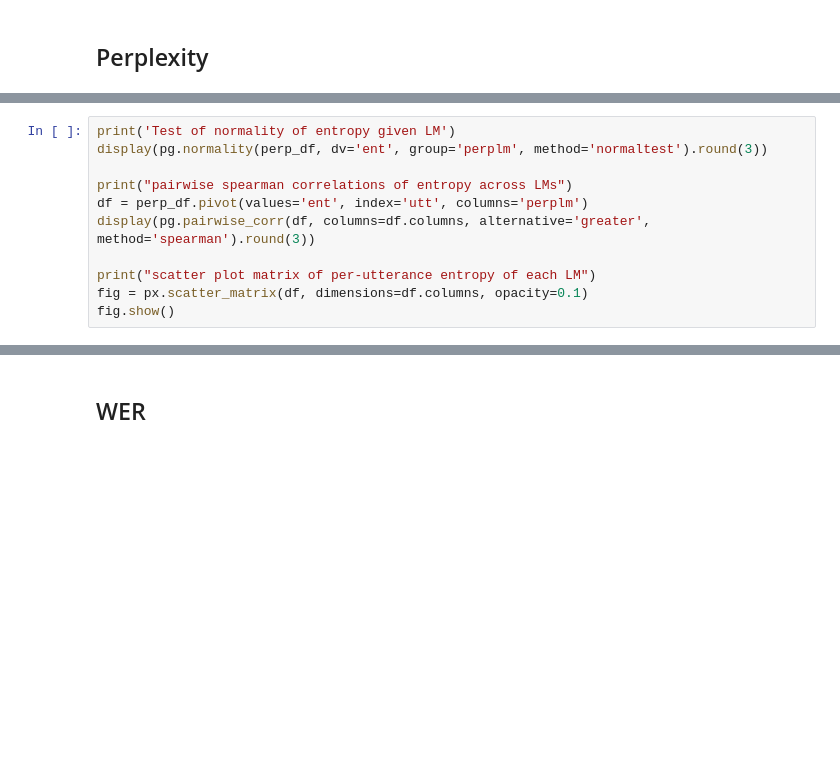
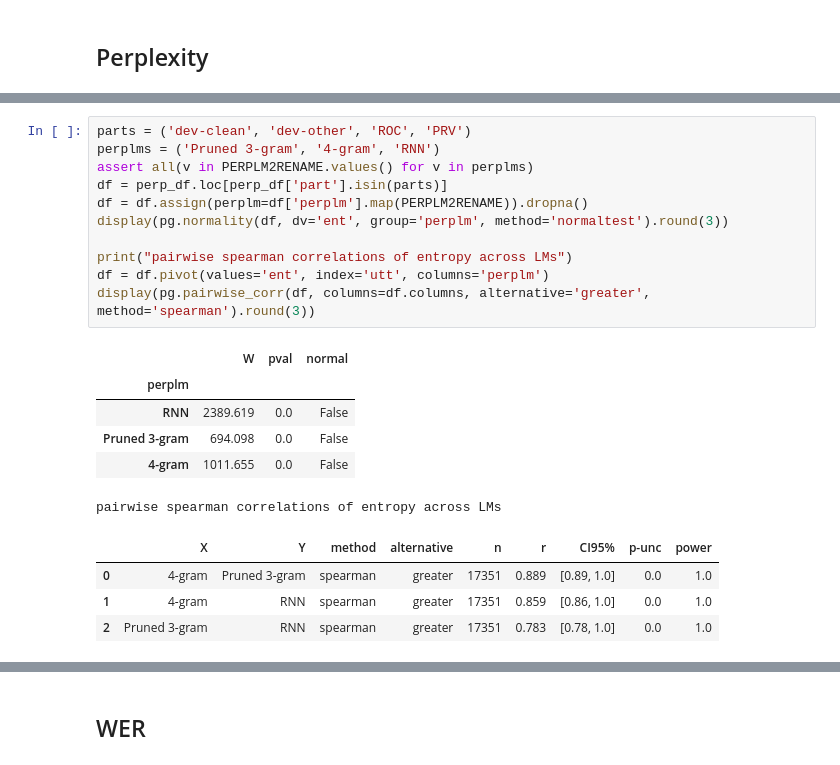
Before and after one commit to sdrobert/kaldi-boothroyd, a Jupyter notebook: egs/librispeech/s5/local/analysis.ipynb, the cells around one changed output, grey strips where cells are left out. Saved outputs shown, nothing was run; the diff lists cells and outputs as text; blank space fills up the shorter version.

```diff
--- a/egs/librispeech/s5/local/analysis.ipynb
+++ b/egs/librispeech/s5/local/analysis.ipynb
@@ -119,14 +180,25 @@ fig.write_image(format_fig_path("violin-ent", perplms=perplms, parts=parts))
 # %%
-print('Test of normality of entropy given LM')
-display(pg.normality(perp_df, dv='ent', group='perplm', method='normaltest').round(3))
+parts = ('dev-clean', 'dev-other', 'ROC', 'PRV')
+perplms = ('Pruned 3-gram', '4-gram', 'RNN')
+assert all(v in PERPLM2RENAME.values() for v in perplms)
+df = perp_df.loc[perp_df['part'].isin(parts)]
+df = df.assign(perplm=df['perplm'].map(PERPLM2RENAME)).dropna()
+display(pg.normality(df, dv='ent', group='perplm', method='normaltest').round(3))
 
 print("pairwise spearman correlations of entropy across LMs")
-df = perp_df.pivot(values='ent', index='utt', columns='perplm')
+df = df.pivot(values='ent', index='utt', columns='perplm')
 display(pg.pairwise_corr(df, columns=df.columns, alternative='greater', method='spearman').round(3))
-
-print("scatter plot matrix of per-utterance entropy of each LM")
-fig = px.scatter_matrix(df, dimensions=df.columns, opacity=0.1)
-fig.show()
+# %% [output]
+|  | W | pval | normal |
+| perplm |  |  |  |
+| RNN | 2389.619 | 0.0 | False |
+| Pruned 3-gram | 694.098 | 0.0 | False |
+| 4-gram | 1011.655 | 0.0 | False |
+pairwise spearman correlations of entropy across LMs
+|  | X | Y | method | alternative | n | r | CI95% | p-unc | power |
+| 0 | 4-gram | Pruned 3-gram | spearman | greater | 17351 | 0.889 | [0.89, 1.0] | 0.0 | 1.0 |
+| 1 | 4-gram | RNN | spearman | greater | 17351 | 0.859 | [0.86, 1.0] | 0.0 | 1.0 |
+| 2 | Pruned 3-gram | RNN | spearman | greater | 17351 | 0.783 | [0.78, 1.0] | 0.0 | 1.0 |
 # %%
 print("per-utterance perplexity vs. rank by LM")
 
```
Also changed, not shown: parts of 15 cells of this notebook, 10 other files.
